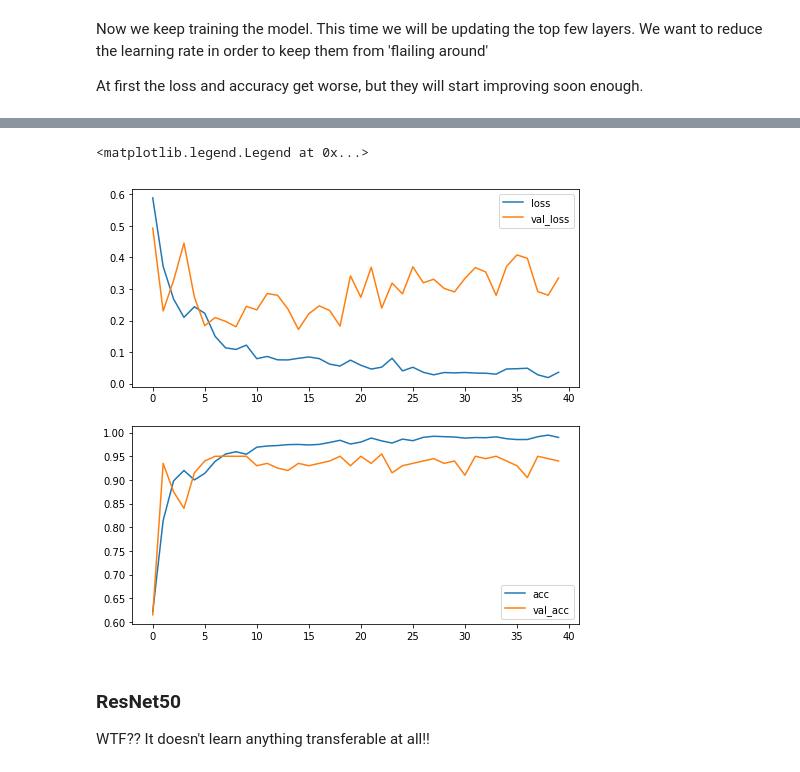
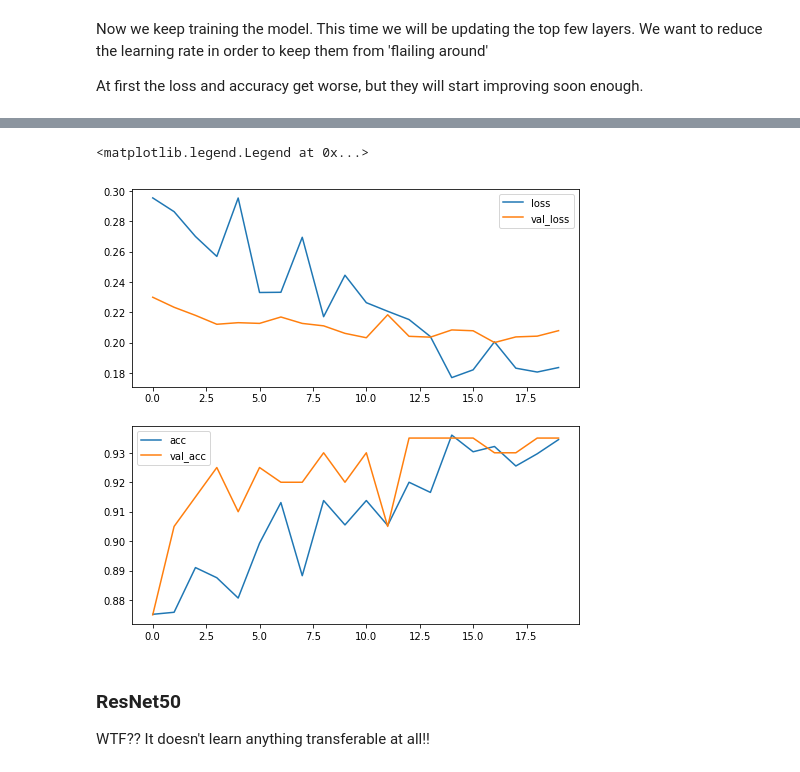
Before and after one commit to danimateos/hotdog-nohotdog, a Jupyter notebook: 04-On_the_shoulders_of_giants.ipynb, the cells around one changed output, grey strips where cells are left out. Drawn from its saved outputs; the diff is of its cells as text; code cells hidden in the pictures.

```diff
--- a/04-On_the_shoulders_of_giants.ipynb
+++ b/04-On_the_shoulders_of_giants.ipynb
@@ -224,14 +225,14 @@ Now we keep training the model. This time we will be updating the top few layers
 At first the loss and accuracy get worse, but they will start improving soon enough.
 # %%
 model.compile(loss='binary_crossentropy',
-                     optimizer=Adam(lr=1e-4),
+                     optimizer=Adam(lr=1e-5),
                      metrics=['acc'])
 
 history = model.fit_generator(train_generator,
-                                 steps_per_epoch=25,
-                                 epochs=40,
+                                 steps_per_epoch=15,
+                                 epochs=10,
                                  validation_data=validation_generator,
                                  validation_steps=2)
 
-model.save('vgg_unfrozen_convbase.h5')
+model.save('vgg_unfrozen_convbase_10epochs.h5')
 # %% [output]
@@ -254,0 +259,12 @@ Epoch 40/40
+# %%
+model.compile(loss='binary_crossentropy',
+                     optimizer=Adam(lr=1e-5),
+                     metrics=['acc'])
+
+history_pt2 = model.fit_generator(train_generator,
+                                 steps_per_epoch=15,
+                                 epochs=10,
+                                 validation_data=validation_generator,
+                                 validation_steps=2)
+
+model.save('vgg_unfrozen_convbase_20epochs.h5')
@@ -255,21 +292,21 @@ Epoch 40/40
 # %%
-import matplotlib.pyplot as plt
-%matplotlib inline
-
 f, axes = plt.subplots(2,1)
 
 f.set_size_inches(8,8)
 
-axes[0].plot(history.epoch, history.history['loss'], label='loss')
-axes[0].plot(history.epoch, history.history['val_loss'], label='val_loss')
+nb_epochs = len(history.epoch)
+concatenated = history.epoch + [nb_epochs + epoch_number for epoch_number in history_pt2.epoch]
+
+axes[0].plot(concatenated, history.history['loss'] + history_pt2.history['loss'], label='loss')
+axes[0].plot(concatenated, history.history['val_loss'] + history_pt2.history['val_loss'], label='val_loss')
 axes[0].legend()
 
-axes[1].plot(history.epoch, history.history['acc'], label='acc')
-axes[1].plot(history.epoch, history.history['val_acc'], label='val_acc')
+axes[1].plot(concatenated, history.history['acc'] + history_pt2.history['acc'], label='acc')
+axes[1].plot(concatenated, history.history['val_acc'] + history_pt2.history['val_acc'], label='val_acc')
 axes[1].legend()
 # %% [output]
 <matplotlib.legend.Legend at 0x...>
-[figure, old version]
+[figure, new version]
 # %% [markdown]
 ### ResNet50
 
```
Also changed, not shown: parts of 6 cells of this notebook.
